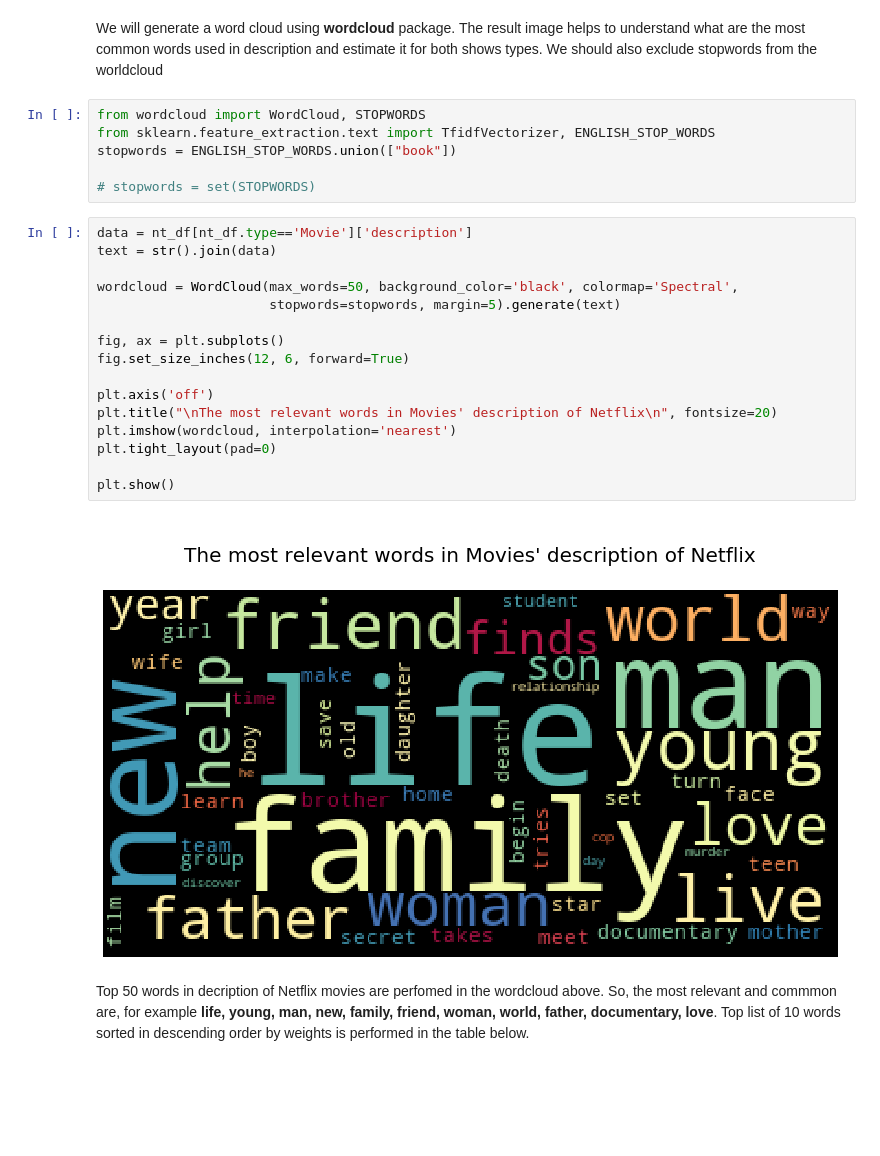
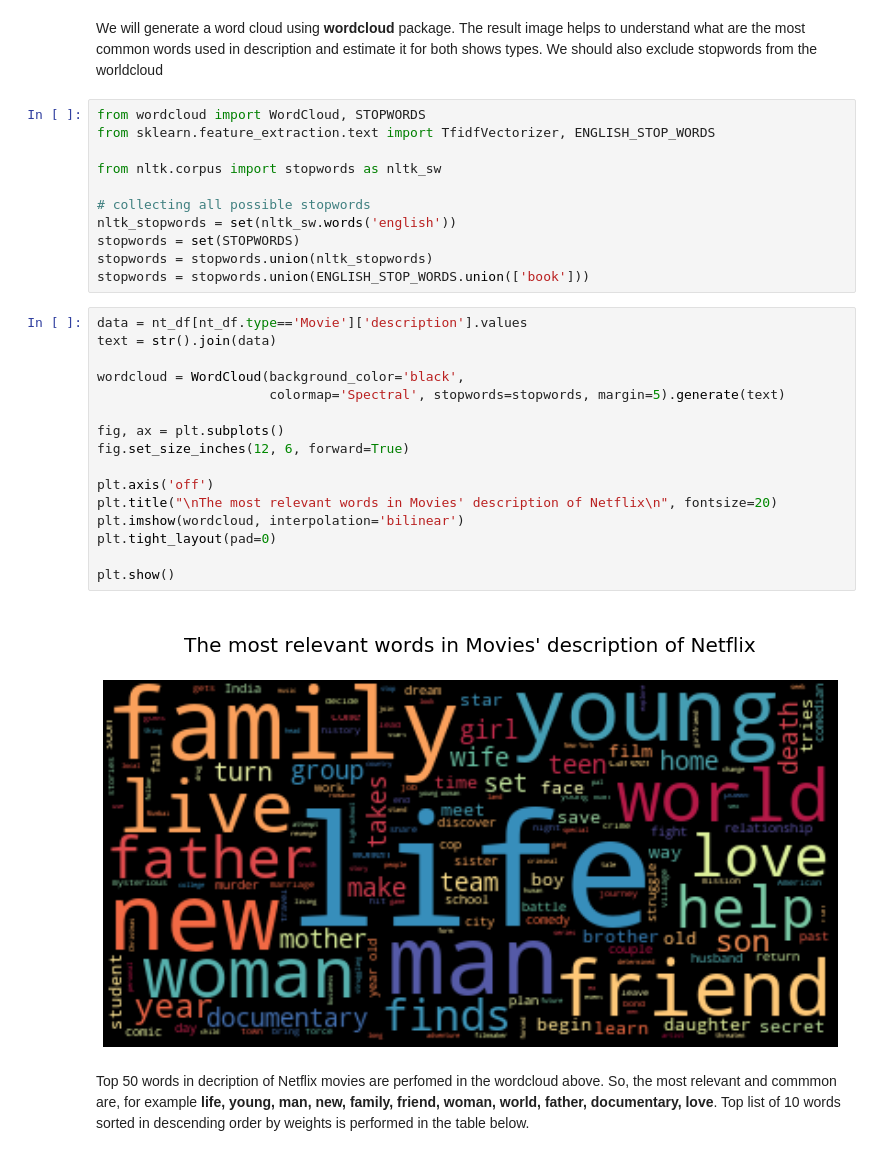
Before and after one commit to integra-dev/ml-practice, a Jupyter notebook: netflix/netflix_processing.ipynb, the cells around one changed output. Drawn from its saved outputs; the diff is of its cells as text; blank space fills up the shorter version.

```diff
--- a/netflix/netflix_processing.ipynb
+++ b/netflix/netflix_processing.ipynb
@@ -548,26 +548,31 @@ We will generate a word cloud using __wordcloud__ package. The result image help
 # %%
 from wordcloud import WordCloud, STOPWORDS
 from sklearn.feature_extraction.text import TfidfVectorizer, ENGLISH_STOP_WORDS
-stopwords = ENGLISH_STOP_WORDS.union(["book"])
 
-# stopwords = set(STOPWORDS)
+from nltk.corpus import stopwords as nltk_sw
+
+# collecting all possible stopwords
+nltk_stopwords = set(nltk_sw.words('english'))
+stopwords = set(STOPWORDS)
+stopwords = stopwords.union(nltk_stopwords)
+stopwords = stopwords.union(ENGLISH_STOP_WORDS.union(['book']))
 # %%
-data = nt_df[nt_df.type=='Movie']['description']
+data = nt_df[nt_df.type=='Movie']['description'].values
 text = str().join(data)
 
-wordcloud = WordCloud(max_words=50, background_color='black', colormap='Spectral',
-                      stopwords=stopwords, margin=5).generate(text)
+wordcloud = WordCloud(background_color='black',
+                      colormap='Spectral', stopwords=stopwords, margin=5).generate(text)
 
 fig, ax = plt.subplots()
 fig.set_size_inches(12, 6, forward=True)
 
 plt.axis('off')
 plt.title("\nThe most relevant words in Movies' description of Netflix\n", fontsize=20)
-plt.imshow(wordcloud, interpolation='nearest')
+plt.imshow(wordcloud, interpolation='bilinear')
 plt.tight_layout(pad=0)
 
 plt.show()
 # %% [output]
-[figure, old version]
+[figure, new version]
 # %% [markdown]
 Top 50 words in decription of Netflix movies are perfomed in the wordcloud above. So,  the most relevant and commmon are, for example __life, young, man, new, family, friend, woman, world, father, documentary, love__. Top list of 10 words sorted in descending order by weights is performed in the table below.
```
Also changed, not shown: parts of 46 cells of this notebook.
